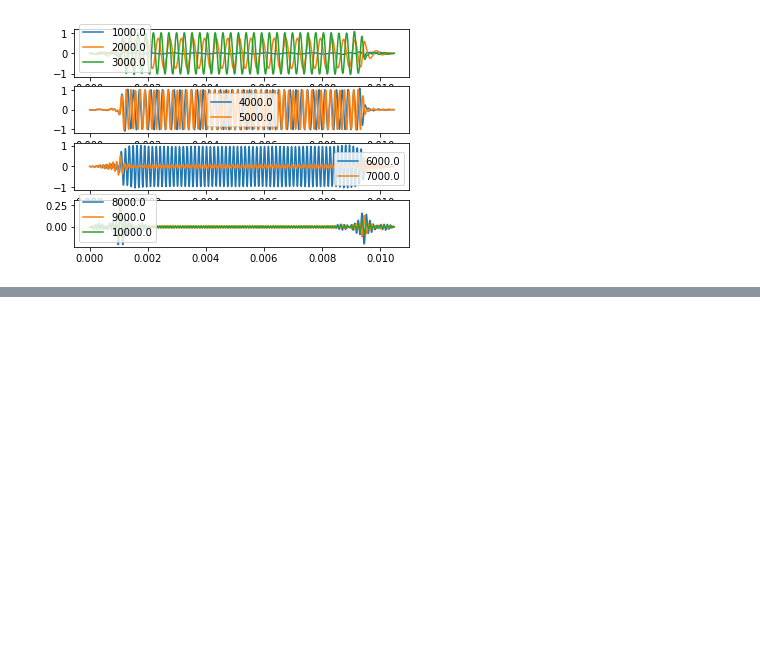
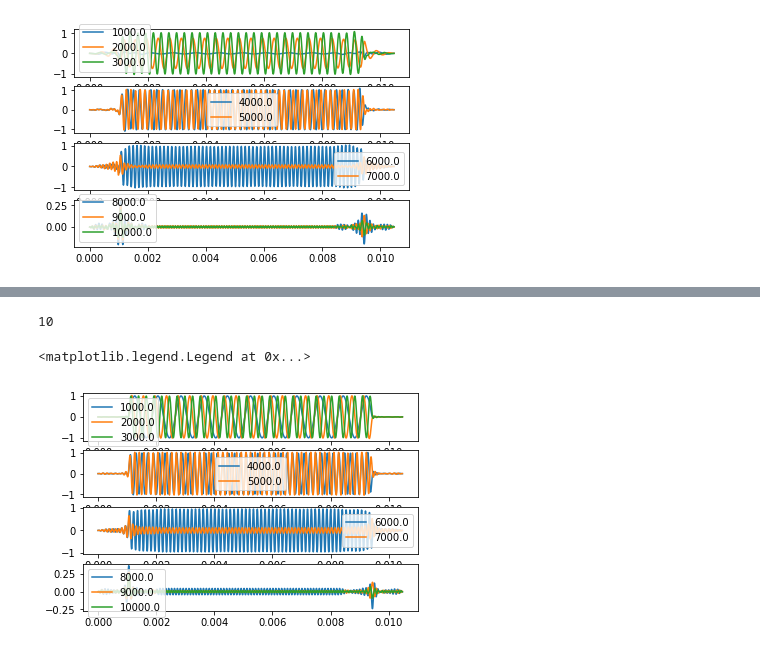
Before and after one commit to LemurPwned/DSP, a Jupyter notebook: FIR.ipynb, the cells around one changed output, grey strips where cells are left out. Saved outputs shown, nothing was run; the diff lists cells and outputs as text; code cells hidden in the pictures; blank space fills up the shorter version.

```diff
--- a/FIR.ipynb
+++ b/FIR.ipynb
@@ -207,0 +274,28 @@ plt.legend([f_b*1e3 for f_b in range(8,11) ])
+# %%
+scale = 300
+t = np.linspace(0, np.pi/scale, 1000)
+signals = [np.sin(2*np.pi*f_b*1e3*t) for f_b in range(1,11)]
+filtered_signals = [np.convolve(signal, np.real(h_p2)) for signal in signals]
+print(len(filtered_signals))
+t_f = np.linspace(0, np.pi/scale, len(filtered_signals[0]))
+
+plt.subplot(4,1,1)
+for filtered_signal in filtered_signals[0:3]:
+    plt.plot(t_f, filtered_signal)
+plt.legend([f_b*1e3 for f_b in range(1,4) ])
+plt.subplot(4,1,2)
+for filtered_signal in filtered_signals[3:5]:
+    plt.plot(t_f, filtered_signal)
+plt.legend([f_b*1e3 for f_b in range(4,6) ])
+plt.subplot(4,1,3)
+for filtered_signal in filtered_signals[5:7]:
+    plt.plot(t_f, filtered_signal)
+plt.legend([f_b*1e3 for f_b in range(6,8) ])
+plt.subplot(4,1,4)
+for filtered_signal in filtered_signals[7:]:
+    plt.plot(t_f, filtered_signal)
+plt.legend([f_b*1e3 for f_b in range(8,11) ])
+# %% [output]
+10
+<matplotlib.legend.Legend at 0x...>
+[figure, added]
```
Also changed, not shown: parts of 9 cells of this notebook.
